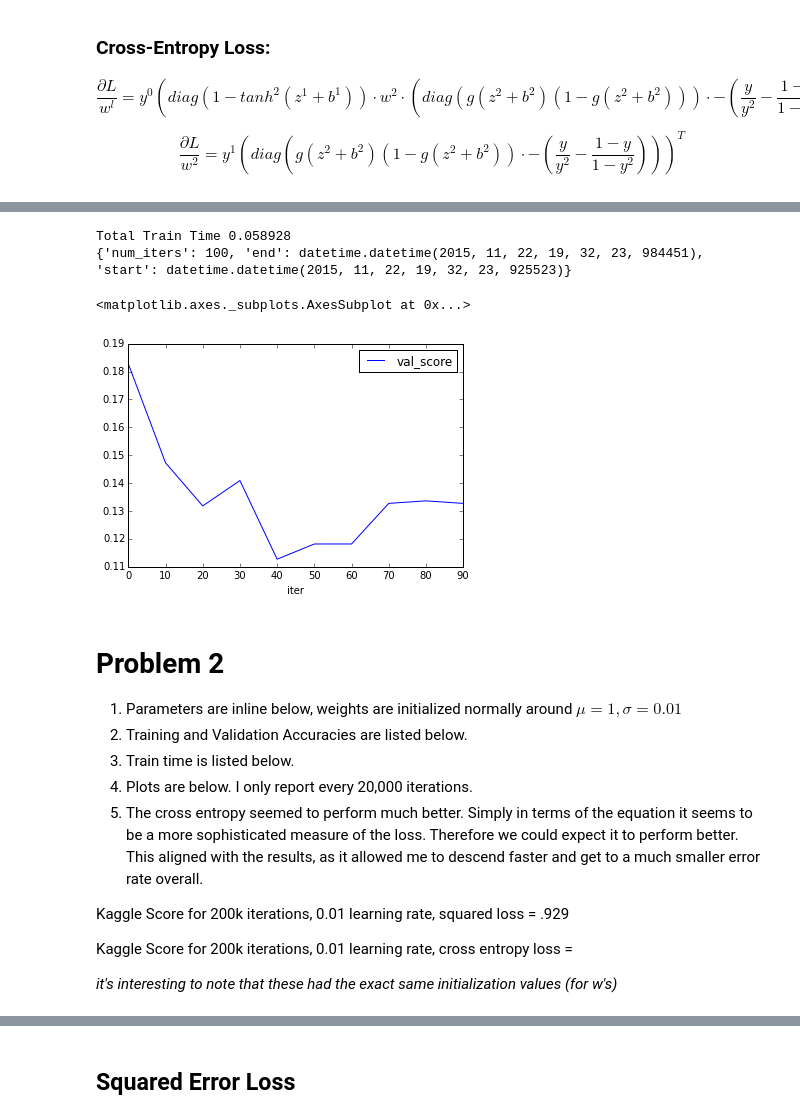
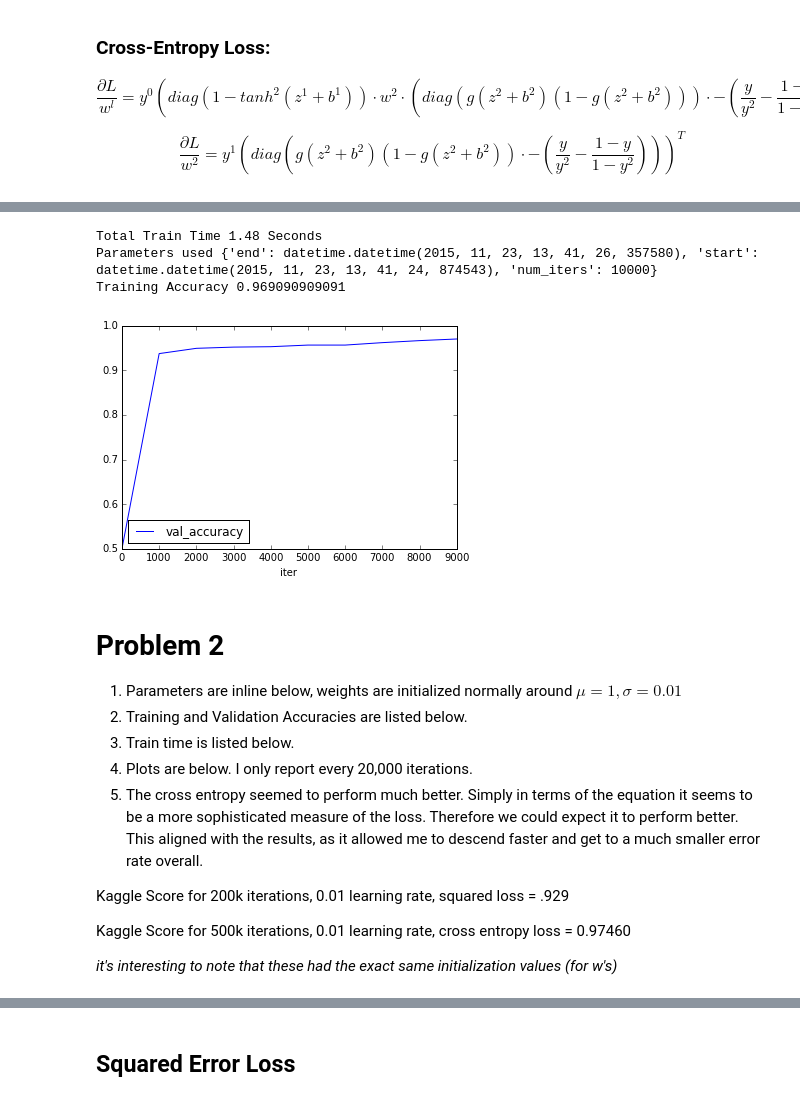
Before and after one commit to bllchmbrs/ml289, a Jupyter notebook: hw6/hw6-25912237.ipynb, the cells around one changed output, grey strips where cells are left out. Drawn from its saved outputs; the diff is of its cells as text; code cells hidden in the pictures.

```diff
--- a/hw6/hw6-25912237.ipynb
+++ b/hw6/hw6-25912237.ipynb
@@ -101,20 +106,20 @@ def g_prime(z):
 # %%
 %autoreload
-X, y = loader.fake_data()
 input_dim = len(X[0])
 output_dim = len(y[0])
 hl_size = 50
 layer1 = neuralnet.Layer((input_dim, hl_size), t, t_prime)
 layer2 = neuralnet.OutputLayer((hl_size, output_dim), g, g_prime)
 nn = neuralnet.NeuralNet(layer1, layer2, cross_ent, cross_ent_prime)
-nn.train(X, y, XVal=X, yVal=y, num_iters=100)
-print(nn.train_params)
-nn.resulting_scores()[['val_score', 'iter']].plot(x='iter')
+nn.train(X, y, XVal=X, yVal=y, num_iters=10000)
+nn.resulting_scores()[['val_accuracy', 'iter']].plot(x='iter')
+print("Parameters used", nn.train_params)
+print("Training Accuracy", nn.score(X,y)/len(X))
 # %% [output]
-Total Train Time 0.058928
-{'num_iters': 100, 'end': datetime.datetime(2015, 11, 22, 19, 32, 23, 984451), 'start': datetime.datetime(2015, 11, 22, 19, 32, 23, 925523)}
+Total Train Time 1.48 Seconds
+Parameters used {'end': datetime.datetime(2015, 11, 23, 13, 41, 26, 357580), 'start': datetime.datetime(2015, 11, 23, 13, 41, 24, 874543), 'num_iters': 10000}
+Training Accuracy 0.969090909091
-<matplotlib.axes._subplots.AxesSubplot at 0x...>
-[figure, old version]
+[figure, new version]
 # %% [markdown]
 # Problem 2
 
@@ -126,7 +131,7 @@ Total Train Time 0.058928
 
 Kaggle Score for 200k iterations, 0.01 learning rate, squared loss = .929
 
-Kaggle Score for 200k iterations, 0.01 learning rate, cross entropy loss =
+Kaggle Score for 500k iterations, 0.01 learning rate, cross entropy loss = 0.97460
 
 *it's interesting to note that these had the exact same initialization values (for w's)*
 # %%
```
Also changed, not shown: parts of 7 cells of this notebook, 1 other file.
